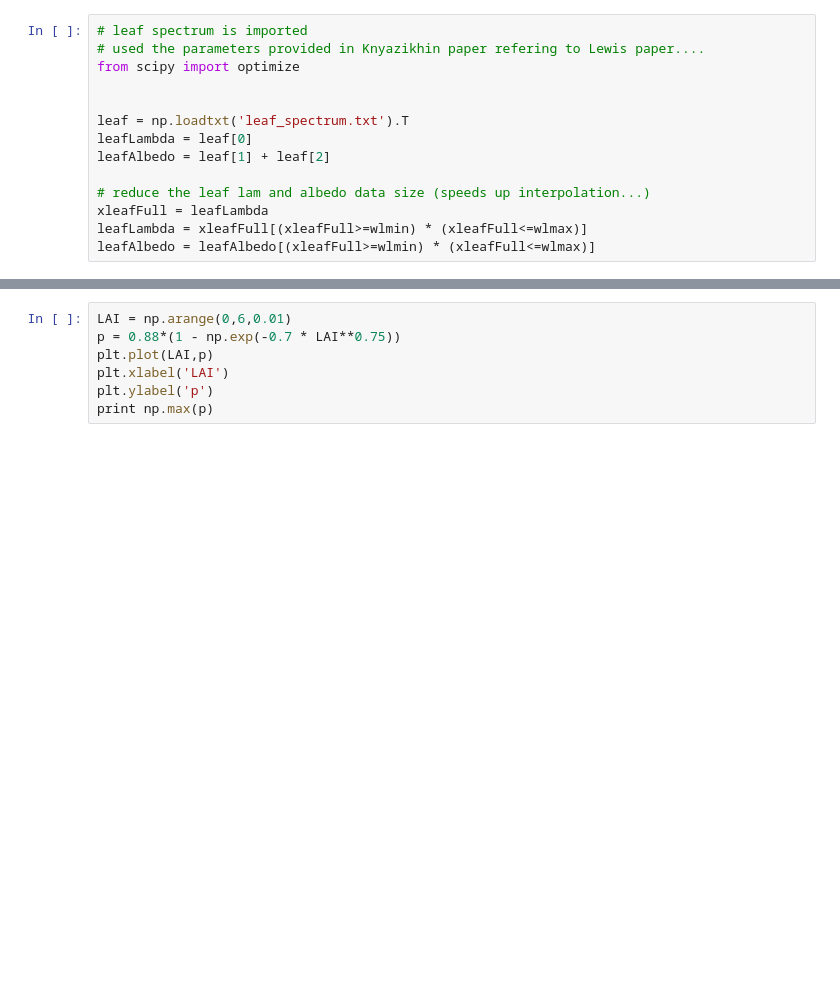
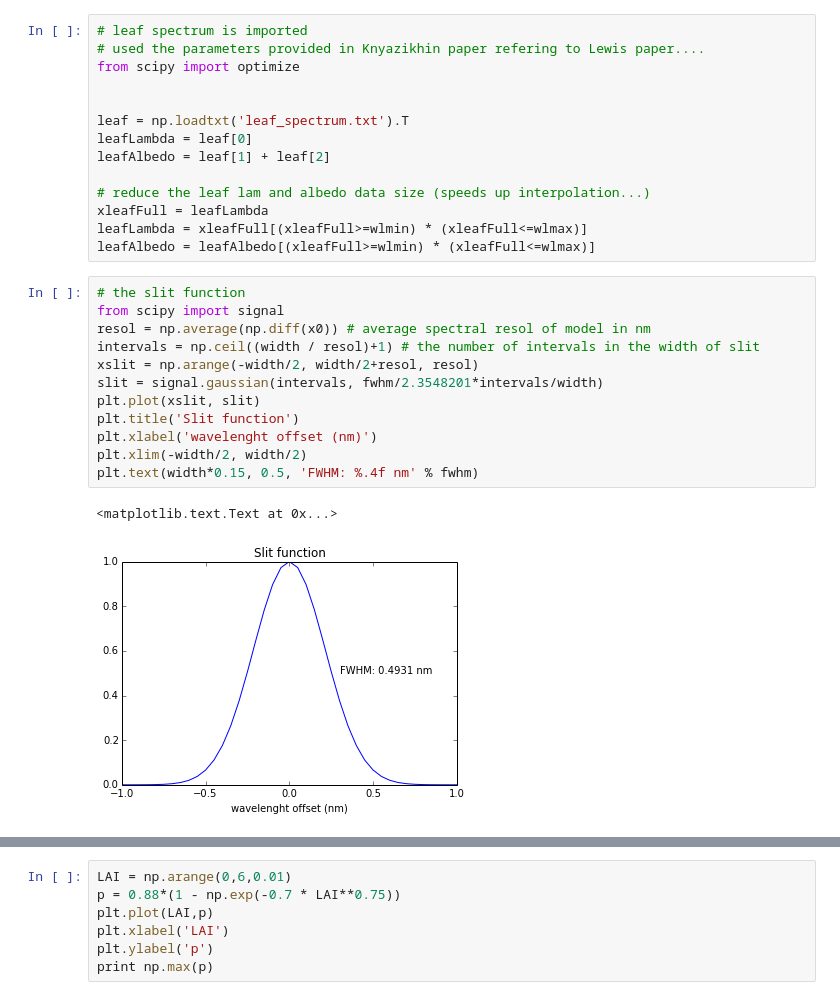
Before and after one commit to malapradej/Fluorescence_PhD, a Jupyter notebook: DASF/LUTtest.ipynb, the cells around one changed output, grey strips where cells are left out. Drawn from its saved outputs; the diff is of its cells as text; blank space fills up the shorter version.

```diff
--- a/DASF/LUTtest.ipynb
+++ b/DASF/LUTtest.ipynb
@@ -276,3 +284,18 @@ leafAlbedo = leaf[1] + leaf[2]
 xleafFull = leafLambda
 leafLambda = xleafFull[(xleafFull>=wlmin) * (xleafFull<=wlmax)]
 leafAlbedo = leafAlbedo[(xleafFull>=wlmin) * (xleafFull<=wlmax)]
+# %%
+# the slit function
+from scipy import signal
+resol = np.average(np.diff(x0)) # average spectral resol of model in nm
+intervals = np.ceil((width / resol)+1) # the number of intervals in the width of slit
+xslit = np.arange(-width/2, width/2+resol, resol)
+slit = signal.gaussian(intervals, fwhm/2.3548201*intervals/width)
+plt.plot(xslit, slit)
+plt.title('Slit function')
+plt.xlabel('wavelenght offset (nm)')
+plt.xlim(-width/2, width/2)
+plt.text(width*0.15, 0.5, 'FWHM: %.4f nm' % fwhm)
+# %% [output]
+<matplotlib.text.Text at 0x...>
+[figure, added]
```
Also changed, not shown: parts of 19 cells of this notebook, 3 other files.
